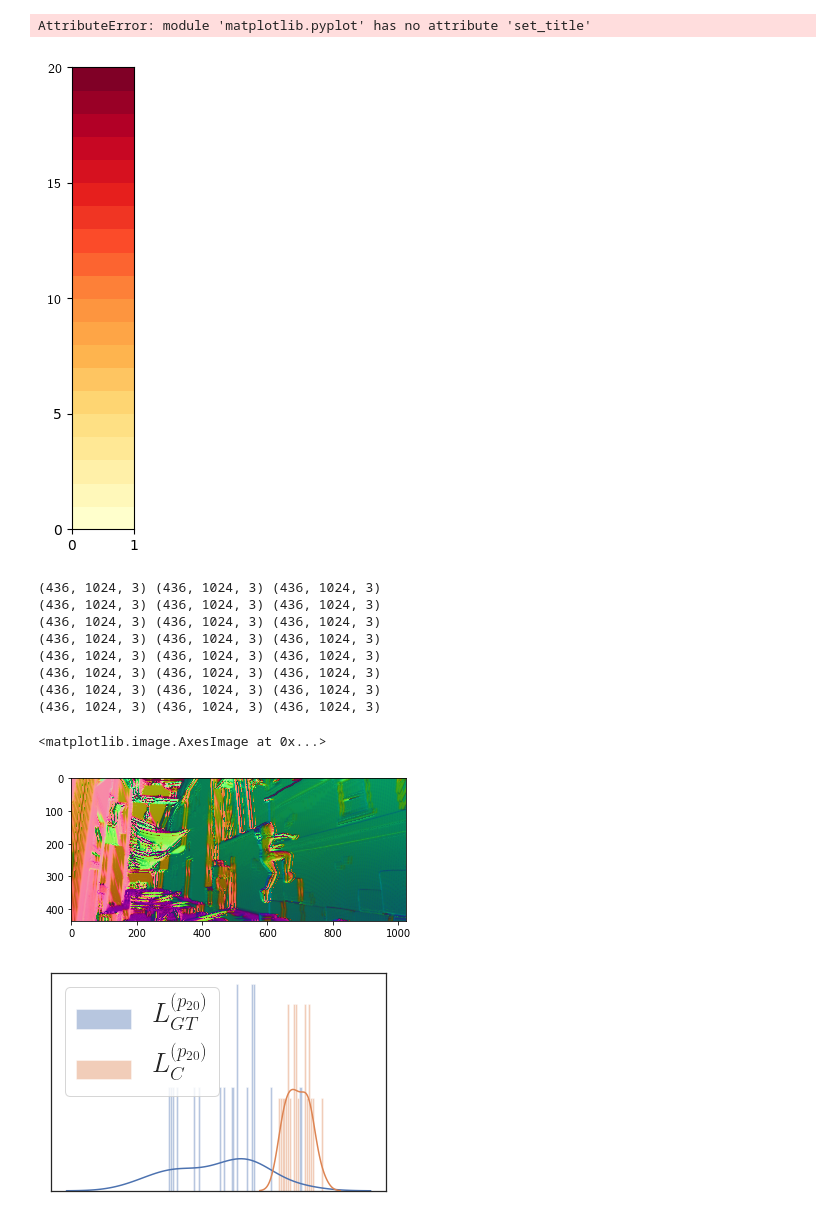
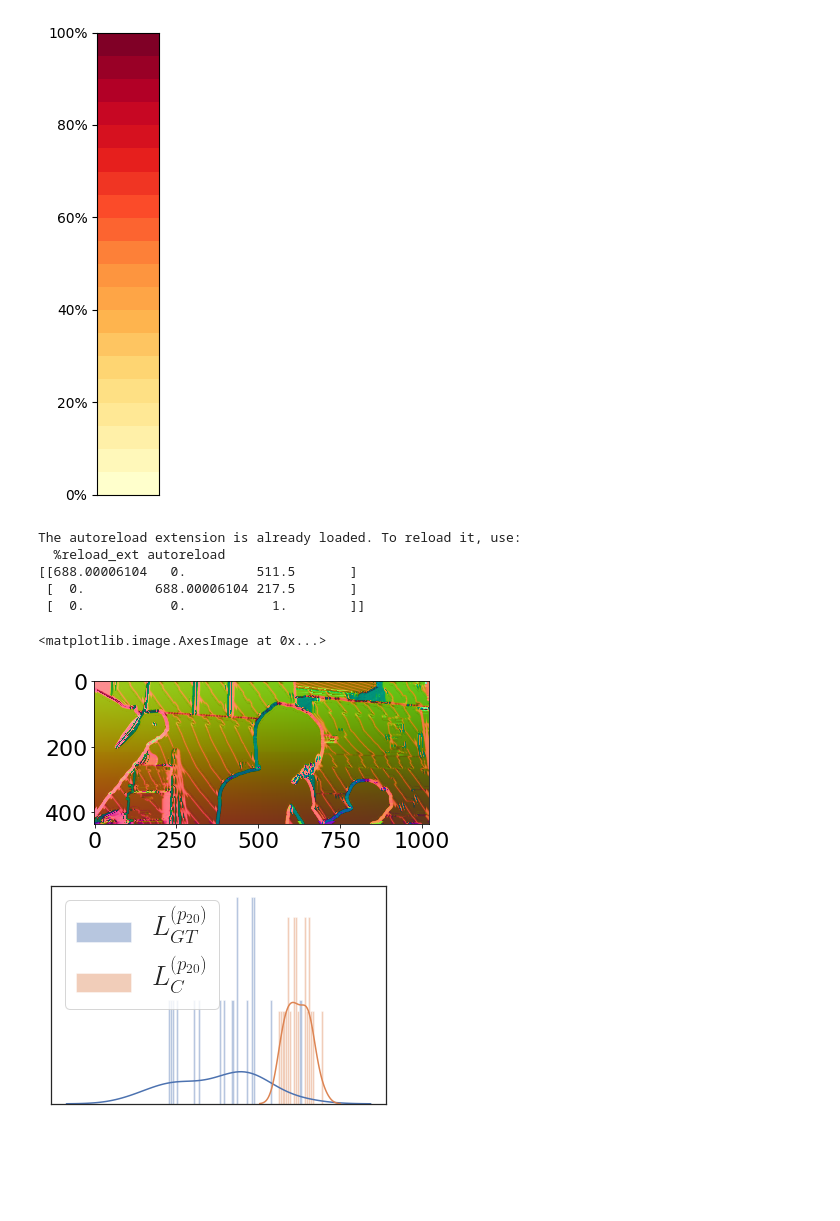
Before and after one commit to EPFL-VILAB/XTConsistency, a Jupyter notebook: Figures.ipynb, the cells around one changed output. Drawn from its saved outputs; the diff is of its cells as text; code cells hidden in the pictures; blank space fills up the shorter version.

Commit message:
graphs + normals estimation for sintel

```diff
--- a/Figures.ipynb
+++ b/Figures.ipynb
@@ -65,7 +65,7 @@ for i, j in itertools.product(range(len(tasks)), range(len(tasks))):
              color="#000000")
     else:
         dot.edge(tasks[i], tasks[j], penwidth="4",
-                 color=matplotlib.colors.to_hex(cmap(1.0 - affinity_normalized[i, j]/100.0)), len=str(affinity_normalized[i, j]//6))
+                 color=mpl.colors.to_hex(cmap(1.0 - affinity_normalized[i, j]/100.0)), len=str(affinity_normalized[i, j]//6))
 
 dot.attr(outputorder="edgesfirst")
 dot.attr(outputMode="edgesfirst")
@@ -76,57 +76,55 @@ dot
 # %% [output]
 [drawing not drawn]
 # %%
-matplotlib.rcParams.update({'font.size': 22})
+mpl.rcParams.update({'font.size': 22})
 
 
 def plot_cmap(cmap, ncolor):
     """
     A convenient function to plot colors of a matplotlib cmap
 
     Args:
         ncolor (int): number of color to show
         cmap: a cmap object or a matplotlib color name
     """
 
     if isinstance(cmap, str):
         try:
             cm = plt.get_cmap(cmap)
         except ValueError:
             print("WARNINGS :", cmap, " is not a known colormap")
             cm = plt.cm.gray
     else:
         cm = cmap
 
     with mpl.rc_context(mpl.rcParamsDefault):
         fig = plt.figure(figsize=(0.8, 6), frameon=False)
         ax = fig.add_subplot(111)
         ax.pcolor(np.linspace(1, ncolor, ncolor).reshape(ncolor, 1), cmap=cm)
 
-        plt.set_title("Transfer Win Rate (AHP Normalized)", labelpad=20)
+        # plt.set_title("Transfer Win Rate (AHP Normalized)", labelpad=20)
         plt.yticks([0, 4, 8, 12, 16, 20], labels=["0%", "20%", "40%", "60%", "80%", "100%"])
         xt = ax.set_xticks([])
     return fig
 
 plot_cmap(plt.get_cmap("YlOrRd"), 20)
 plt.show()
 # %% [output]
-AttributeError: module 'matplotlib.pyplot' has no attribute 'set_title'
-[figure, old version]
+[figure, new version]
 # %%
+%load_ext autoreload
+%autoreload 2
 from scripts.normals_estimate import normal_from_depth
-_, img = normal_from_depth("data/frame_0031.png")
+_, img = normal_from_depth("sdk/frame_0001.png", "sdk/frame_0001.cam")
 plt.imshow(img)
 # %% [output]
-(436, 1024, 3) (436, 1024, 3) (436, 1024, 3)
-(436, 1024, 3) (436, 1024, 3) (436, 1024, 3)
-(436, 1024, 3) (436, 1024, 3) (436, 1024, 3)
-(436, 1024, 3) (436, 1024, 3) (436, 1024, 3)
-(436, 1024, 3) (436, 1024, 3) (436, 1024, 3)
-(436, 1024, 3) (436, 1024, 3) (436, 1024, 3)
-(436, 1024, 3) (436, 1024, 3) (436, 1024, 3)
-(436, 1024, 3) (436, 1024, 3) (436, 1024, 3)
+The autoreload extension is already loaded. To reload it, use:
+  %reload_ext autoreload
+[[688.00006104   0.         511.5       ]
+ [  0.         688.00006104 217.5       ]
+ [  0.           0.           1.        ]]
 <matplotlib.image.AxesImage at 0x...>
-[figure, old version]
+[figure, new version]
 # %%
 import seaborn as sns
 import random
```
Also changed, not shown: 13 other files.
